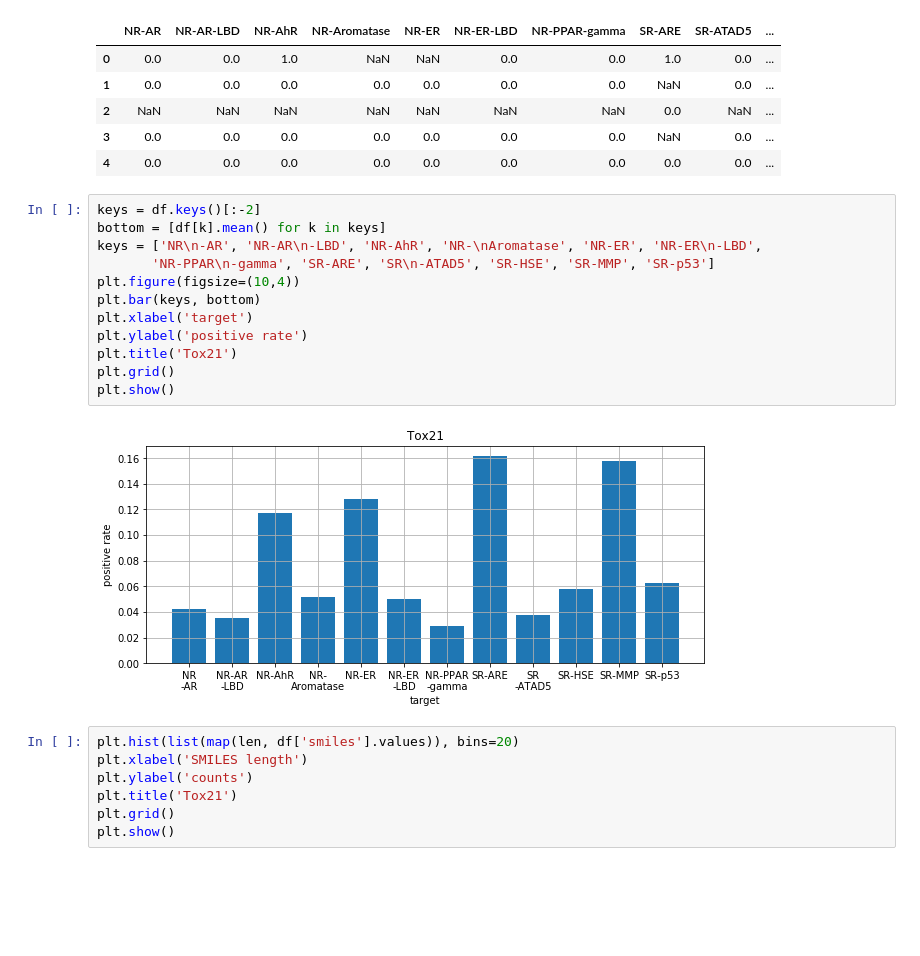
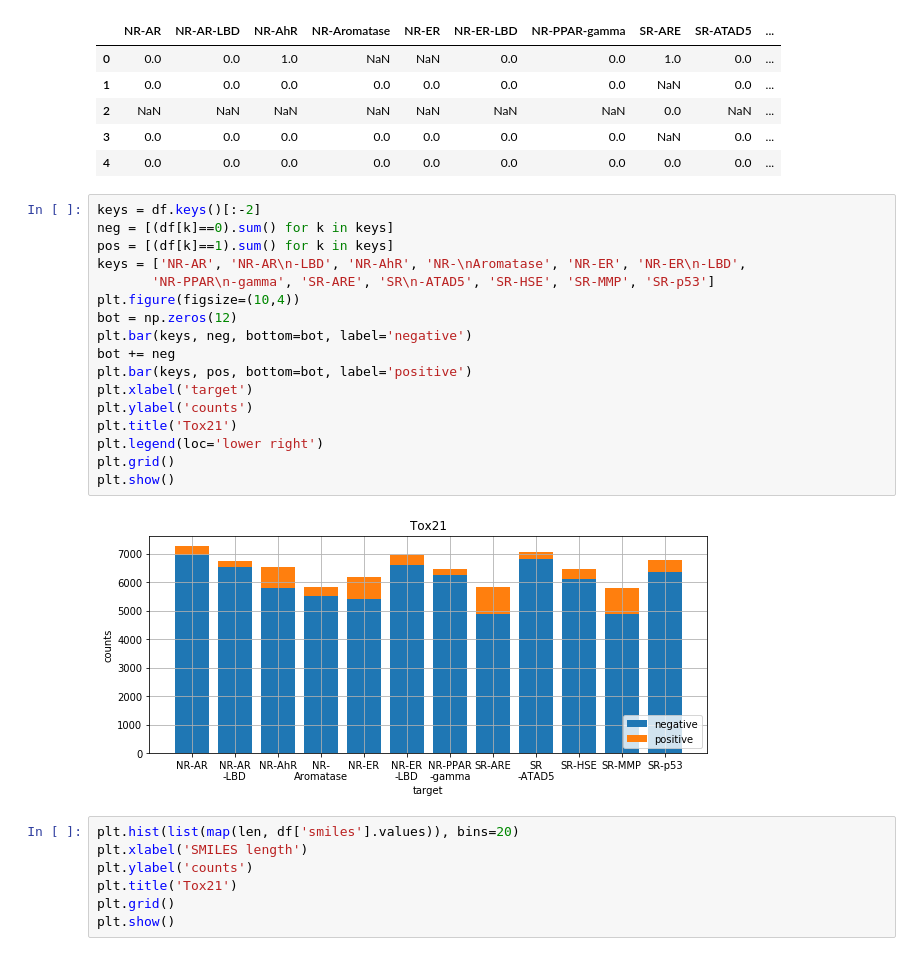
Before and after one commit to DSPsleeporg/smiles-transformer, a Jupyter notebook: smiles_transformer/evaluate.ipynb, the cells around one changed output. Saved outputs shown, nothing was run; the diff lists cells and outputs as text; blank space fills up the shorter version.

```diff
--- a/smiles_transformer/evaluate.ipynb
+++ b/smiles_transformer/evaluate.ipynb
@@ -490,18 +412,23 @@ df.head()
 | 4 | 0.0 | 0.0 | 0.0 | 0.0 | 0.0 | 0.0 | 0.0 | 0.0 | 0.0 | ... |
 # %%
 keys = df.keys()[:-2]
-bottom = [df[k].mean() for k in keys]
-keys = ['NR\n-AR', 'NR-AR\n-LBD', 'NR-AhR', 'NR-\nAromatase', 'NR-ER', 'NR-ER\n-LBD',
+neg = [(df[k]==0).sum() for k in keys]
+pos = [(df[k]==1).sum() for k in keys]
+keys = ['NR-AR', 'NR-AR\n-LBD', 'NR-AhR', 'NR-\nAromatase', 'NR-ER', 'NR-ER\n-LBD',
        'NR-PPAR\n-gamma', 'SR-ARE', 'SR\n-ATAD5', 'SR-HSE', 'SR-MMP', 'SR-p53']
 plt.figure(figsize=(10,4))
-plt.bar(keys, bottom)
+bot = np.zeros(12)
+plt.bar(keys, neg, bottom=bot, label='negative')
+bot += neg
+plt.bar(keys, pos, bottom=bot, label='positive')
 plt.xlabel('target')
-plt.ylabel('positive rate')
+plt.ylabel('counts')
 plt.title('Tox21')
+plt.legend(loc='lower right')
 plt.grid()
 plt.show()
 # %% [output]
-[figure, old version]
+[figure, new version]
 # %%
 plt.hist(list(map(len, df['smiles'].values)), bins=20)
 plt.xlabel('SMILES length')
```
Also changed, not shown: parts of 29 cells of this notebook, 8 other files.
